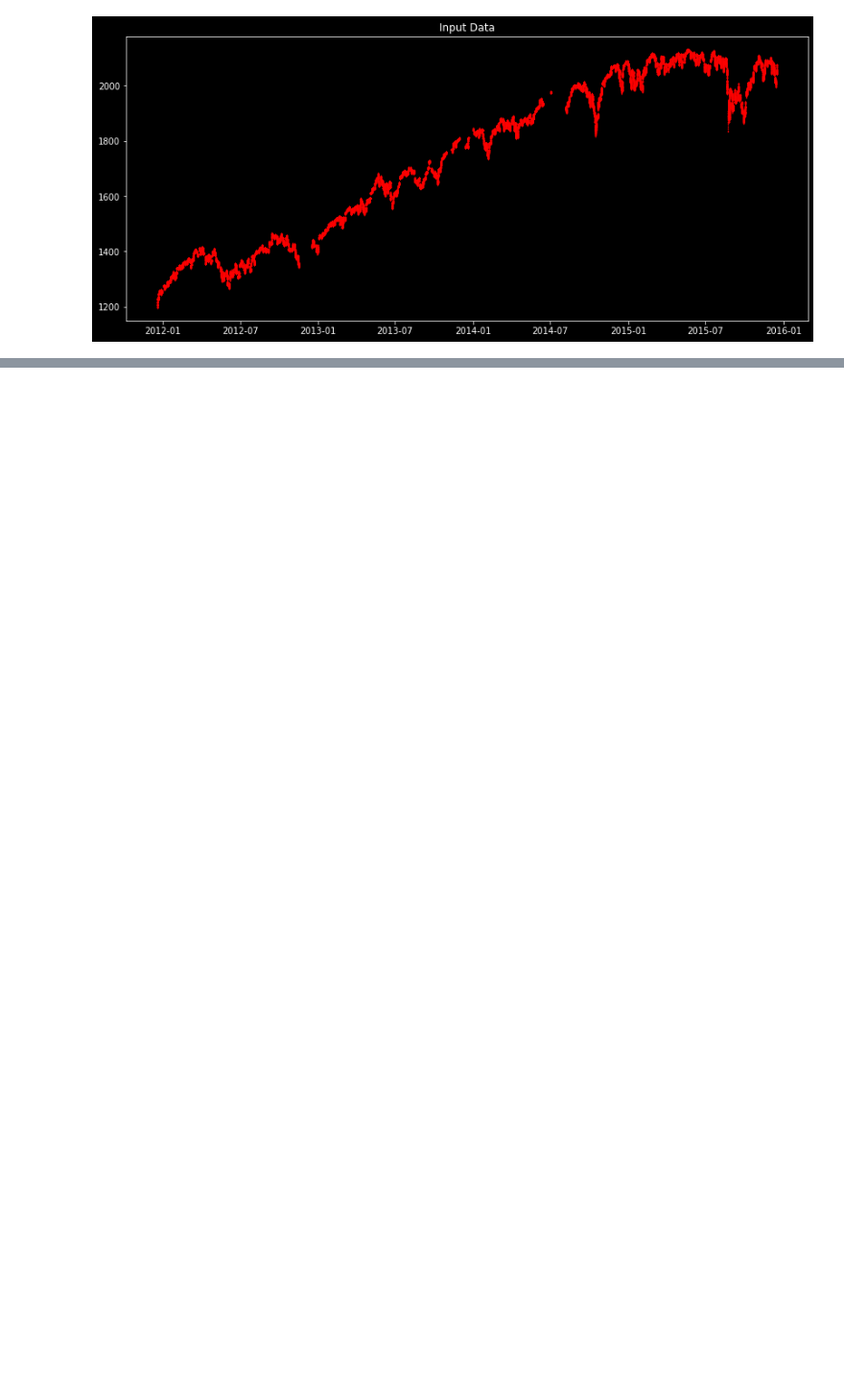
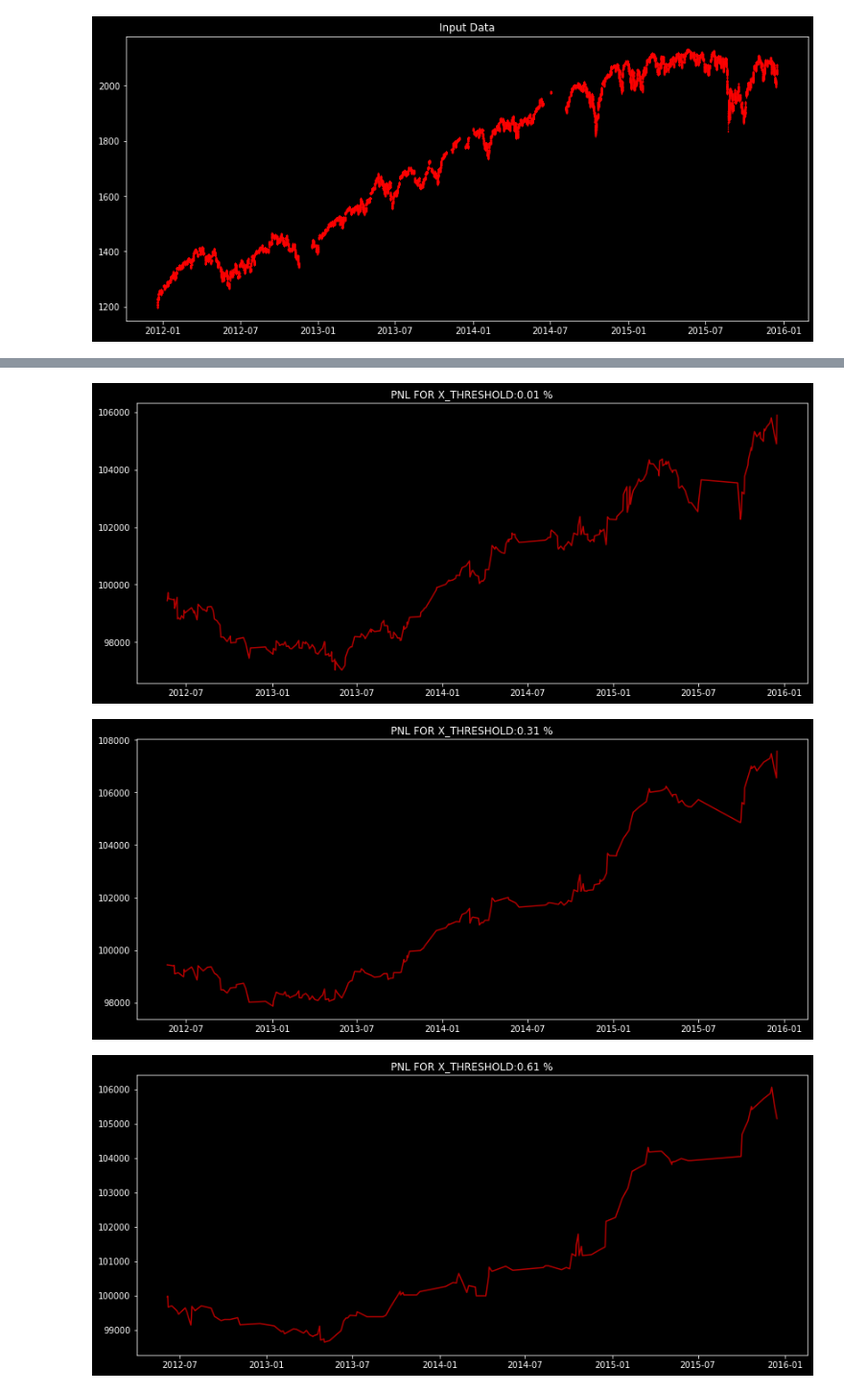
Before and after one commit to Molozey/algo-andrii, a Jupyter notebook: Andrii/backtasting.ipynb, the cells around one changed output, grey strips where cells are left out. Shown at 96% size. Drawn from its saved outputs; the diff is of its cells as text; code cells hidden in the pictures; blank space fills up the shorter version.

```diff
--- a/Andrii/backtasting.ipynb
+++ b/Andrii/backtasting.ipynb
@@ -20,14 +20,3 @@ plt.show()
 [figure]
 # %%
 data = normal_datetime['2012-01': '2013-09'].resample('1H').first()
-# %%
-X_THRESHOLD = 0.2
-MONEY = 100_000
-for _ in data.index[30:1000]:
-    if data.loc[_, 'time'] == '14:00:00':
-        data_back = data.loc[_ - pd.DateOffset(1), :]
-        if str(data_back.close) != 'nan':
-            id data_back.close /
-            print(data.loc[_,:])
-            print(data_back)
-            print('------')
@@ -58,0 +68,8 @@ datetime.datetime(2012, 1, 6, 0, 0)
+# %%
+RESULT = list()
+for X_TH in tqdm(np.arange(.0001, .02, .003), total=(0.02 - 0.0001) // .003):
+    RESULT.append(CREATE_PNL(normal_datetime, X_TH))
+# %% [output]
+[figure, added]
+[figure, added]
+[figure, added]
```
Also changed, not shown: parts of 5 cells of this notebook, 1 other file.
